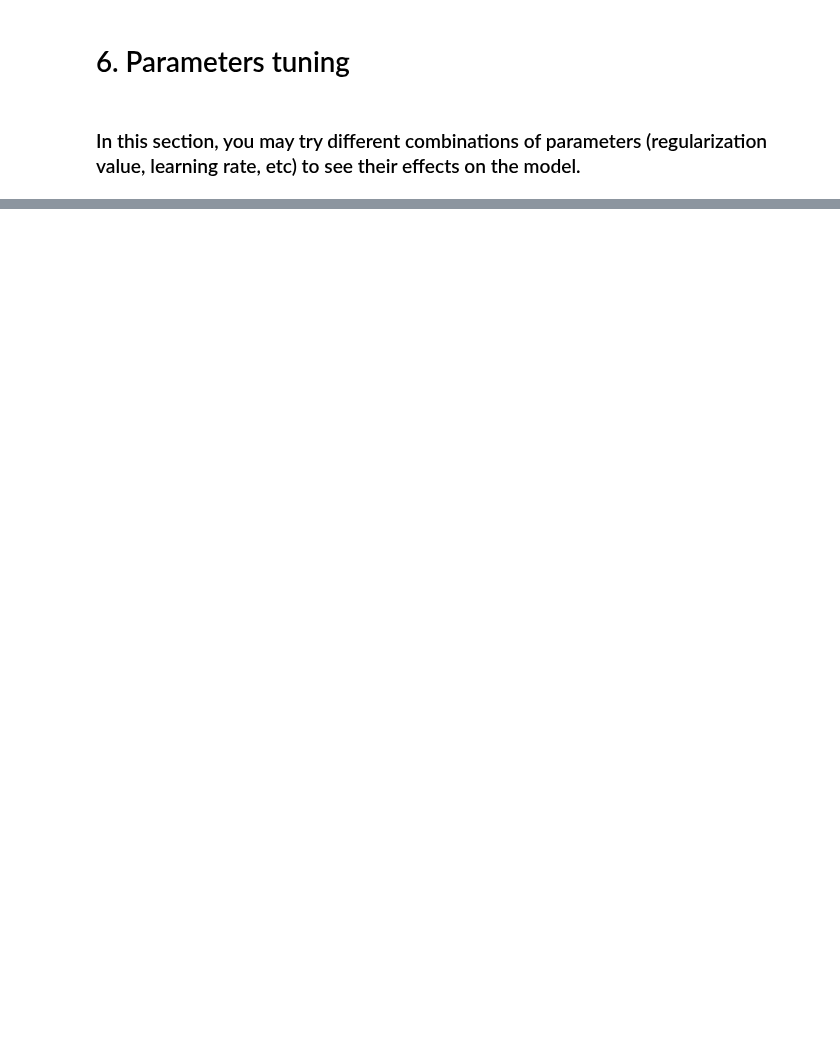
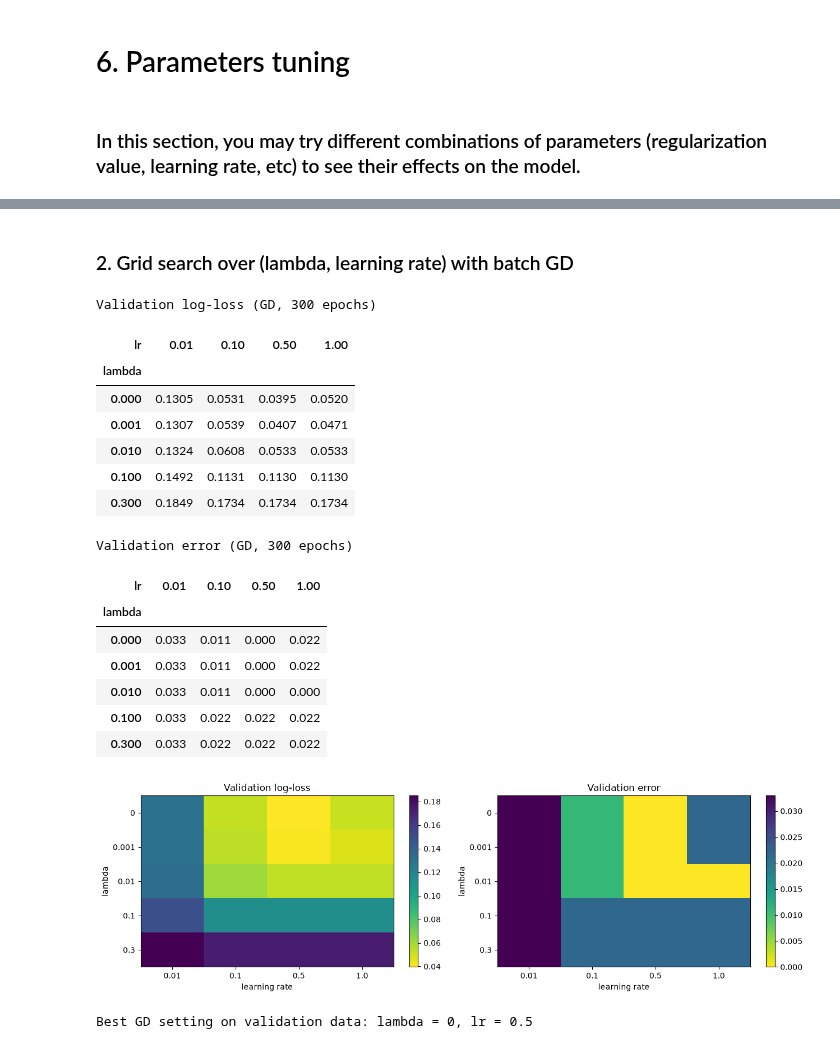
Before and after one commit to MandarBavdane/CS583-DL, a Jupyter notebook: Assignment_1/Logistic_Regression_with_Numpy-1_Solution.ipynb, the cells around one changed output, grey strips where cells are left out. Saved outputs shown, nothing was run; the diff lists cells and outputs as text; code cells hidden in the pictures; blank space fills up the shorter version.

```diff
--- a/Assignment_1/Logistic_Regression_with_Numpy-1_Solution.ipynb
+++ b/Assignment_1/Logistic_Regression_with_Numpy-1_Solution.ipynb
@@ -551,0 +570,12 @@ Testing error  : Regularized MBGD Model: 2.631578947368421
+# %%
+# evaluate training error of logistic regression and regularized version
+models = {
+    'GD':        w_gd,     'GD (reg)':   w_gd_reg,
+    'SGD':       w_sgd,    'SGD (reg)':  w_sgd_reg,
+    'MBGD':      w_mbgd,   'MBGD (reg)': w_mbgd_reg,
+}
+
+print('Training error:')
+for name, w in models.items():
+    train_err = np.mean(predict(w, x_train) != y_train)
+    print(f'  {name:<12} {train_err:.4f}   (accuracy {1 - train_err:.4f})')
@@ -551,0 +590,6 @@ Testing error  : Regularized MBGD Model: 2.631578947368421
+# %%
+# evaluate testing error of logistic regression and regularized version
+print('Testing error:')
+for name, w in models.items():
+    test_err = np.mean(predict(w, x_test) != y_test)
+    print(f'  {name:<12} {test_err:.4f}   (accuracy {1 - test_err:.4f})')
@@ -693,0 +645,51 @@ Optimal Error: 0.9890109890109892
+# %% [markdown]
+### 2. Grid search over (lambda, learning rate) with batch GD
+# %%
+lam_grid = [0, 1e-3, 1e-2, 1e-1, 0.3]
+lr_grid  = [0.01, 0.1, 0.5, 1.0]
+
+val_loss = pd.DataFrame(index=lam_grid, columns=lr_grid, dtype=float)
+val_err  = pd.DataFrame(index=lam_grid, columns=lr_grid, dtype=float)
+
+for lam, lr in itertools.product(lam_grid, lr_grid):
+    w, _ = quiet(gradient_descent, x_fit, y_fit, lam, lr, np.zeros((d, 1)), max_epoch=300)
+    val_loss.loc[lam, lr] = log_loss(w, x_val, y_val)
+    val_err.loc[lam, lr]  = error_rate(w, x_val, y_val)
+
+val_loss.index.name, val_loss.columns.name = 'lambda', 'lr'
+val_err.index.name,  val_err.columns.name  = 'lambda', 'lr'
+print('Validation log-loss (GD, 300 epochs)'); display(val_loss.round(4))
+print('Validation error (GD, 300 epochs)');    display(val_err.round(4))
+
+fig, axes = plt.subplots(1, 2, figsize=(13, 4))
+for ax, table, title in zip(axes, [val_loss, val_err], ['Validation log-loss', 'Validation error']):
+    im = ax.imshow(table.values.astype(float), cmap='viridis_r', aspect='auto')
+    ax.set_xticks(range(len(lr_grid)));  ax.set_xticklabels(lr_grid)
+    ax.set_yticks(range(len(lam_grid))); ax.set_yticklabels(lam_grid)
+    ax.set_xlabel('learning rate'); ax.set_ylabel('lambda'); ax.set_title(title)
+    plt.colorbar(im, ax=ax)
+plt.tight_layout(); plt.show()
+
+# best cell = lowest validation log-loss (error ties are common on small validation sets)
+best_lam, best_lr = np.unravel_index(np.argmin(val_loss.values.astype(float)), val_loss.shape)
+best_lam, best_lr = lam_grid[best_lam], lr_grid[best_lr]
+print(f'Best GD setting on validation data: lambda = {best_lam}, lr = {best_lr}')
+# %% [output]
+Validation log-loss (GD, 300 epochs)
+| lr | 0.01 | 0.10 | 0.50 | 1.00 |
+| lambda |  |  |  |  |
+| 0.000 | 0.1305 | 0.0531 | 0.0395 | 0.0520 |
+| 0.001 | 0.1307 | 0.0539 | 0.0407 | 0.0471 |
+| 0.010 | 0.1324 | 0.0608 | 0.0533 | 0.0533 |
+| 0.100 | 0.1492 | 0.1131 | 0.1130 | 0.1130 |
+| 0.300 | 0.1849 | 0.1734 | 0.1734 | 0.1734 |
+Validation error (GD, 300 epochs)
+| lr | 0.01 | 0.10 | 0.50 | 1.00 |
+| lambda |  |  |  |  |
+| 0.000 | 0.033 | 0.011 | 0.000 | 0.022 |
+| 0.001 | 0.033 | 0.011 | 0.000 | 0.022 |
+| 0.010 | 0.033 | 0.011 | 0.000 | 0.000 |
+| 0.100 | 0.033 | 0.022 | 0.022 | 0.022 |
+| 0.300 | 0.033 | 0.022 | 0.022 | 0.022 |
+[figure, added]
+Best GD setting on validation data: lambda = 0, lr = 0.5
```
Also changed, not shown: parts of 64 cells of this notebook, 2 other files.
